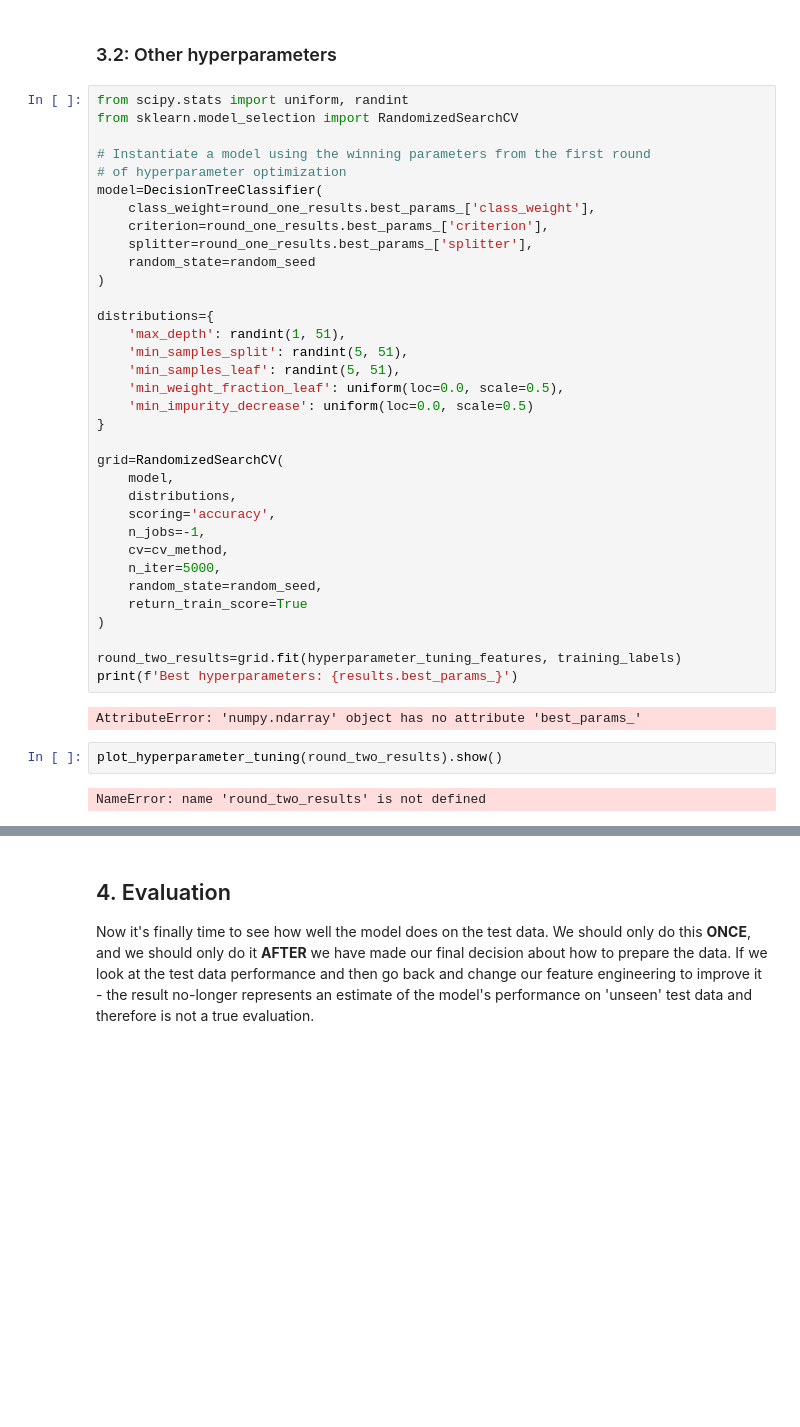
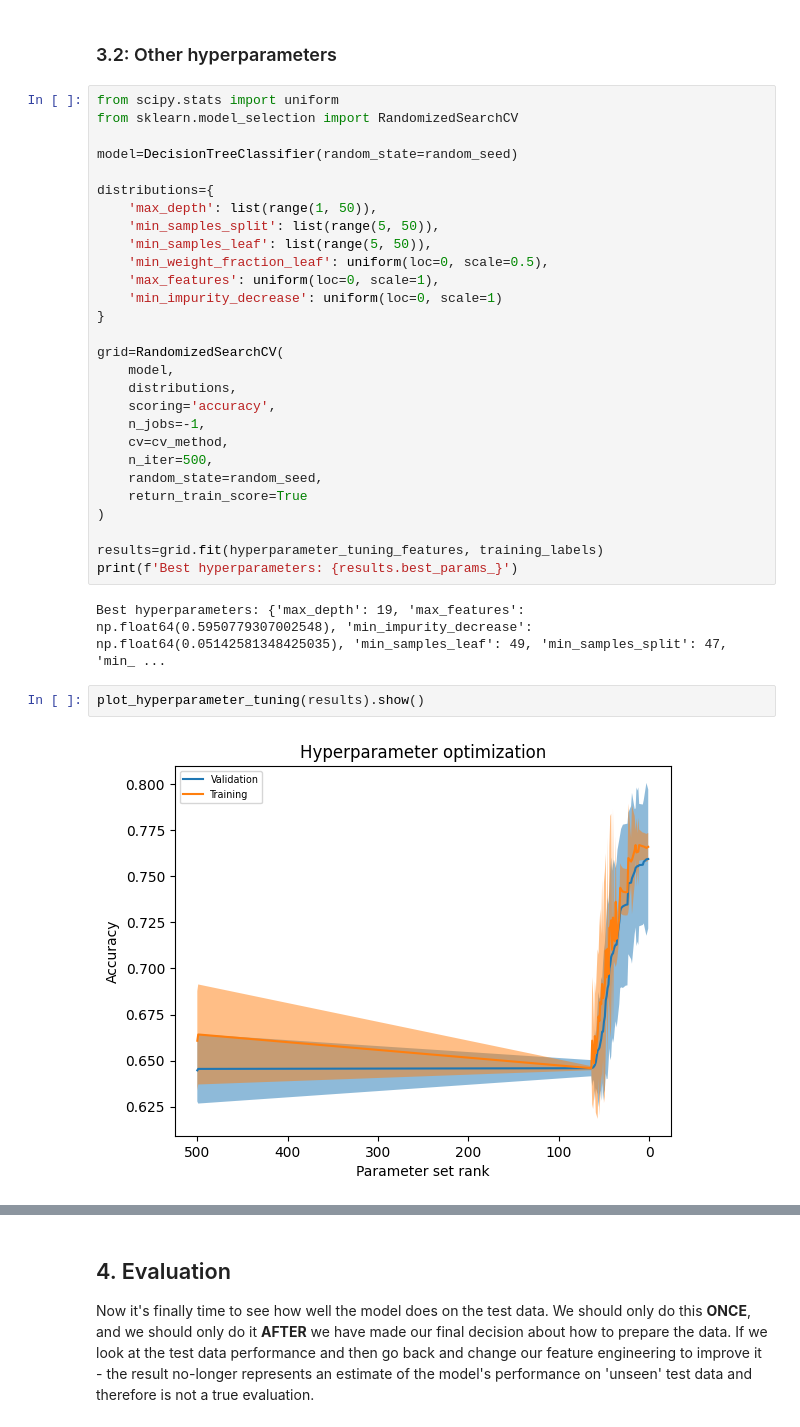
Before and after one commit to 4GeeksAcademy/helloklow-ML-web-app-using-Streamlit, a Jupyter notebook: src/solution.ipynb, the cells around one changed output, grey strips where cells are left out. Cells and saved outputs as stored; diff of their text form; blank space fills up the shorter version.

```diff
--- a/src/solution.ipynb
+++ b/src/solution.ipynb
@@ -665,24 +664,18 @@ plot_cross_validation('Hyperparameter optimization experiments', hyperparameter_
 # %% [markdown]
 ### 3.2: Other hyperparameters
 # %%
-from scipy.stats import uniform, randint
+from scipy.stats import uniform
 from sklearn.model_selection import RandomizedSearchCV
 
-# Instantiate a model using the winning parameters from the first round
-# of hyperparameter optimization
-model=DecisionTreeClassifier(
-    class_weight=round_one_results.best_params_['class_weight'],
-    criterion=round_one_results.best_params_['criterion'],
-    splitter=round_one_results.best_params_['splitter'],
-    random_state=random_seed
-)
+model=DecisionTreeClassifier(random_state=random_seed)
 
 distributions={
-    'max_depth': randint(1, 51),
-    'min_samples_split': randint(5, 51),
-    'min_samples_leaf': randint(5, 51),
-    'min_weight_fraction_leaf': uniform(loc=0.0, scale=0.5),
-    'min_impurity_decrease': uniform(loc=0.0, scale=0.5)
+    'max_depth': list(range(1, 50)),
+    'min_samples_split': list(range(5, 50)),
+    'min_samples_leaf': list(range(5, 50)),
+    'min_weight_fraction_leaf': uniform(loc=0, scale=0.5),
+    'max_features': uniform(loc=0, scale=1),
+    'min_impurity_decrease': uniform(loc=0, scale=1)
 }
 
 grid=RandomizedSearchCV(
@@ -691,19 +684,19 @@ grid=RandomizedSearchCV(
     scoring='accuracy',
     n_jobs=-1,
     cv=cv_method,
-    n_iter=5000,
+    n_iter=500,
     random_state=random_seed,
     return_train_score=True
 )
 
-round_two_results=grid.fit(hyperparameter_tuning_features, training_labels)
+results=grid.fit(hyperparameter_tuning_features, training_labels)
 print(f'Best hyperparameters: {results.best_params_}')
 # %% [output]
-AttributeError: 'numpy.ndarray' object has no attribute 'best_params_'
+Best hyperparameters: {'max_depth': 19, 'max_features': np.float64(0.5950779307002548), 'min_impurity_decrease': np.float64(0.05142581348425035), 'min_samples_leaf': 49, 'min_samples_split': 47, 'min_ ...
 # %%
-plot_hyperparameter_tuning(round_two_results).show()
+plot_hyperparameter_tuning(results).show()
 # %% [output]
-NameError: name 'round_two_results' is not defined
+[figure, added]
 # %%
 # Instantiate a model using the winning parameters
 model=DecisionTreeClassifier(
```
Also changed, not shown: parts of 23 cells of this notebook, 2 other files.
